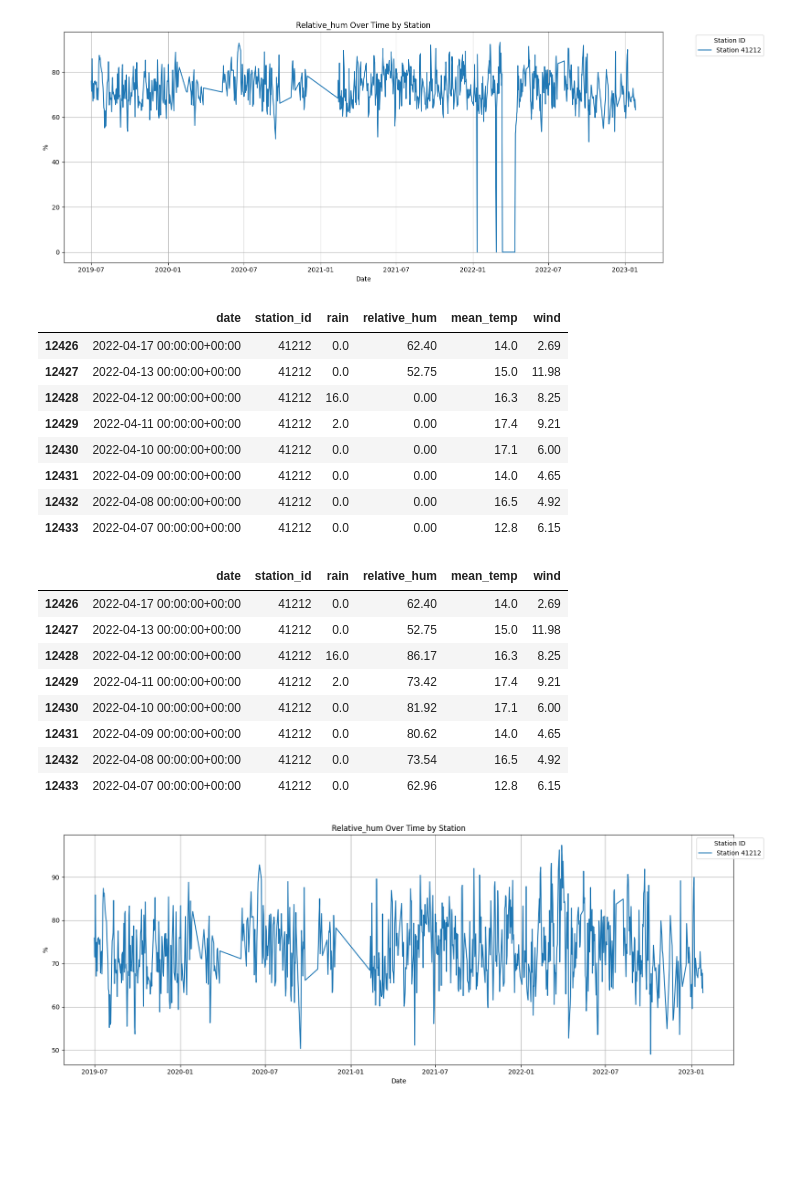
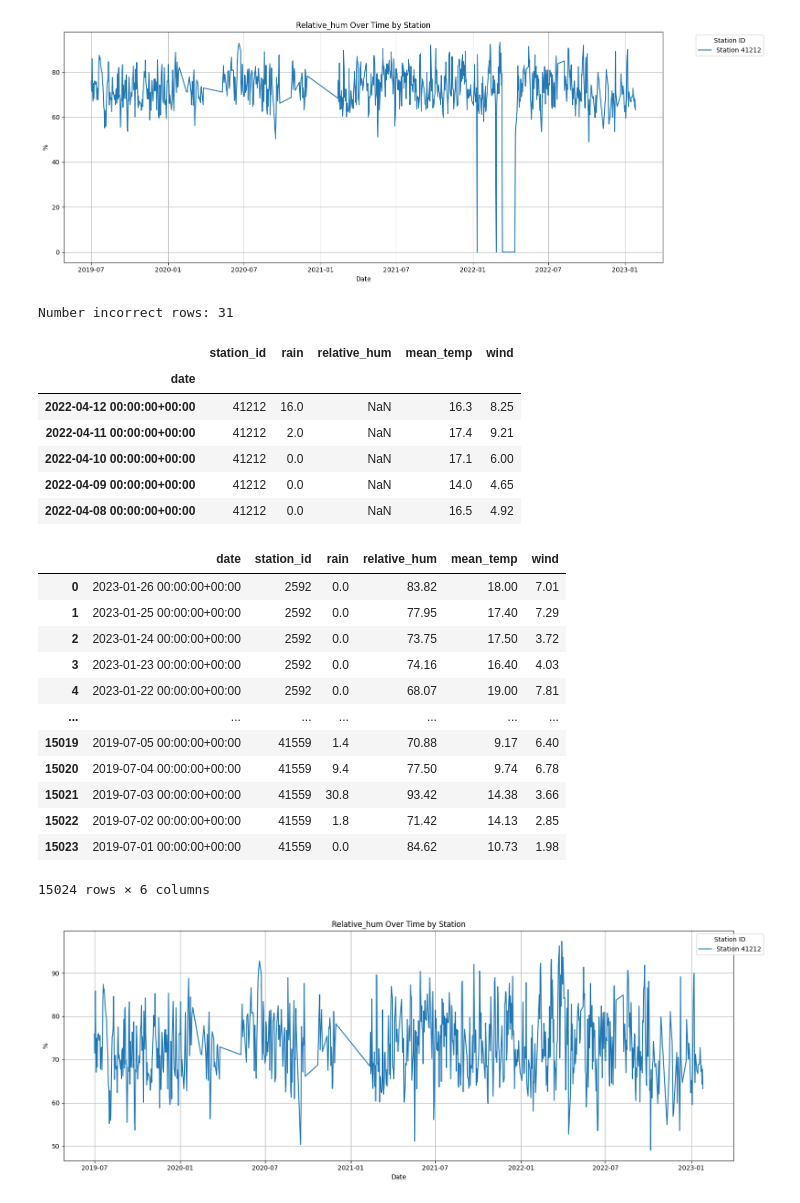
Before and after one commit to aantonov23/clustering-wellington-weather-stations, a Jupyter notebook: 5_pivoting_scaling_dataset.ipynb, the cells around one changed output. Cells and saved outputs as stored; diff of their text form; code cells hidden in the pictures; blank space fills up the shorter version.

```diff
--- a/5_pivoting_scaling_dataset.ipynb
+++ b/5_pivoting_scaling_dataset.ipynb
@@ -186,36 +189,39 @@ stations_to_plot = [41212]
 plot_parameter_over_time_all_stations(df_all_stations_period, parameter='relative_hum', stations_to_plot=stations_to_plot)
 # %% [output]
 [figure]
-# %%
-display(df_all_stations_period.iloc[12426:12507].head(40)[:8])
-# %% [output]
-|  | date | station_id | rain | relative_hum | mean_temp | wind |
-| 12426 | 2022-04-17 00:00:00+00:00 | 41212 | 0.0 | 62.40 | 14.0 | 2.69 |
-| 12427 | 2022-04-13 00:00:00+00:00 | 41212 | 0.0 | 52.75 | 15.0 | 11.98 |
-| 12428 | 2022-04-12 00:00:00+00:00 | 41212 | 16.0 | 0.00 | 16.3 | 8.25 |
-| 12429 | 2022-04-11 00:00:00+00:00 | 41212 | 2.0 | 0.00 | 17.4 | 9.21 |
-| 12430 | 2022-04-10 00:00:00+00:00 | 41212 | 0.0 | 0.00 | 17.1 | 6.00 |
-| 12431 | 2022-04-09 00:00:00+00:00 | 41212 | 0.0 | 0.00 | 14.0 | 4.65 |
-| 12432 | 2022-04-08 00:00:00+00:00 | 41212 | 0.0 | 0.00 | 16.5 | 4.92 |
-| 12433 | 2022-04-07 00:00:00+00:00 | 41212 | 0.0 | 0.00 | 12.8 | 6.15 |
 # %%
+# first 0 values replaced by NaN
 df_all_stations_period['relative_hum'] = df_all_stations_period['relative_hum'].replace({0.0:np.nan})
-# display(df_all_stations_period.iloc[12426:12507].head(40)[:5])
 df_all_stations_period.set_index('date', inplace=True)
+print(f"Number incorrect rows: {len(df_all_stations_period[df_all_stations_period['relative_hum'].isna()])}")
+display(df_all_stations_period[df_all_stations_period['relative_hum'].isna()].head())
+
 df_all_stations_period['relative_hum'] = df_all_stations_period[['relative_hum']].interpolate(method='time').round(2)
-# display(df_all_stations_period.iloc[12426:12507].head(40)[:10])
 df_all_stations_period.reset_index(inplace=True)
-display(df_all_stations_period.iloc[12426:12507].head(40)[:8])
+# display(df_all_stations_period.iloc[12426:12507].head(40)[:40])
+display(df_all_stations_period)
 # %% [output]
+Number incorrect rows: 31
-|  | date | station_id | rain | relative_hum | mean_temp | wind |
-| 12426 | 2022-04-17 00:00:00+00:00 | 41212 | 0.0 | 62.40 | 14.0 | 2.69 |
-| 12427 | 2022-04-13 00:00:00+00:00 | 41212 | 0.0 | 52.75 | 15.0 | 11.98 |
-| 12428 | 2022-04-12 00:00:00+00:00 | 41212 | 16.0 | 86.17 | 16.3 | 8.25 |
-| 12429 | 2022-04-11 00:00:00+00:00 | 41212 | 2.0 | 73.42 | 17.4 | 9.21 |
-| 12430 | 2022-04-10 00:00:00+00:00 | 41212 | 0.0 | 81.92 | 17.1 | 6.00 |
-| 12431 | 2022-04-09 00:00:00+00:00 | 41212 | 0.0 | 80.62 | 14.0 | 4.65 |
-| 12432 | 2022-04-08 00:00:00+00:00 | 41212 | 0.0 | 73.54 | 16.5 | 4.92 |
-| 12433 | 2022-04-07 00:00:00+00:00 | 41212 | 0.0 | 62.96 | 12.8 | 6.15 |
+|  | station_id | rain | relative_hum | mean_temp | wind |
+| date |  |  |  |  |  |
+| 2022-04-12 00:00:00+00:00 | 41212 | 16.0 | NaN | 16.3 | 8.25 |
+| 2022-04-11 00:00:00+00:00 | 41212 | 2.0 | NaN | 17.4 | 9.21 |
+| 2022-04-10 00:00:00+00:00 | 41212 | 0.0 | NaN | 17.1 | 6.00 |
+| 2022-04-09 00:00:00+00:00 | 41212 | 0.0 | NaN | 14.0 | 4.65 |
+| 2022-04-08 00:00:00+00:00 | 41212 | 0.0 | NaN | 16.5 | 4.92 |
+|  | date | station_id | rain | relative_hum | mean_temp | wind |
+| 0 | 2023-01-26 00:00:00+00:00 | 2592 | 0.0 | 83.82 | 18.00 | 7.01 |
+| 1 | 2023-01-25 00:00:00+00:00 | 2592 | 0.0 | 77.95 | 17.40 | 7.29 |
+| 2 | 2023-01-24 00:00:00+00:00 | 2592 | 0.0 | 73.75 | 17.50 | 3.72 |
+| 3 | 2023-01-23 00:00:00+00:00 | 2592 | 0.0 | 74.16 | 16.40 | 4.03 |
+| 4 | 2023-01-22 00:00:00+00:00 | 2592 | 0.0 | 68.07 | 19.00 | 7.81 |
+| ... | ... | ... | ... | ... | ... | ... |
+| 15019 | 2019-07-05 00:00:00+00:00 | 41559 | 1.4 | 70.88 | 9.17 | 6.40 |
+| 15020 | 2019-07-04 00:00:00+00:00 | 41559 | 9.4 | 77.50 | 9.74 | 6.78 |
+| 15021 | 2019-07-03 00:00:00+00:00 | 41559 | 30.8 | 93.42 | 14.38 | 3.66 |
+| 15022 | 2019-07-02 00:00:00+00:00 | 41559 | 1.8 | 71.42 | 14.13 | 2.85 |
+| 15023 | 2019-07-01 00:00:00+00:00 | 41559 | 0.0 | 84.62 | 10.73 | 1.98 |
+15024 rows × 6 columns
 # %%
 plot_parameter_over_time_all_stations(df_all_stations_period, parameter='relative_hum', stations_to_plot=[41212])
 # %% [output]
```
Also changed, not shown: parts of 8 cells of this notebook, 4 other files.
